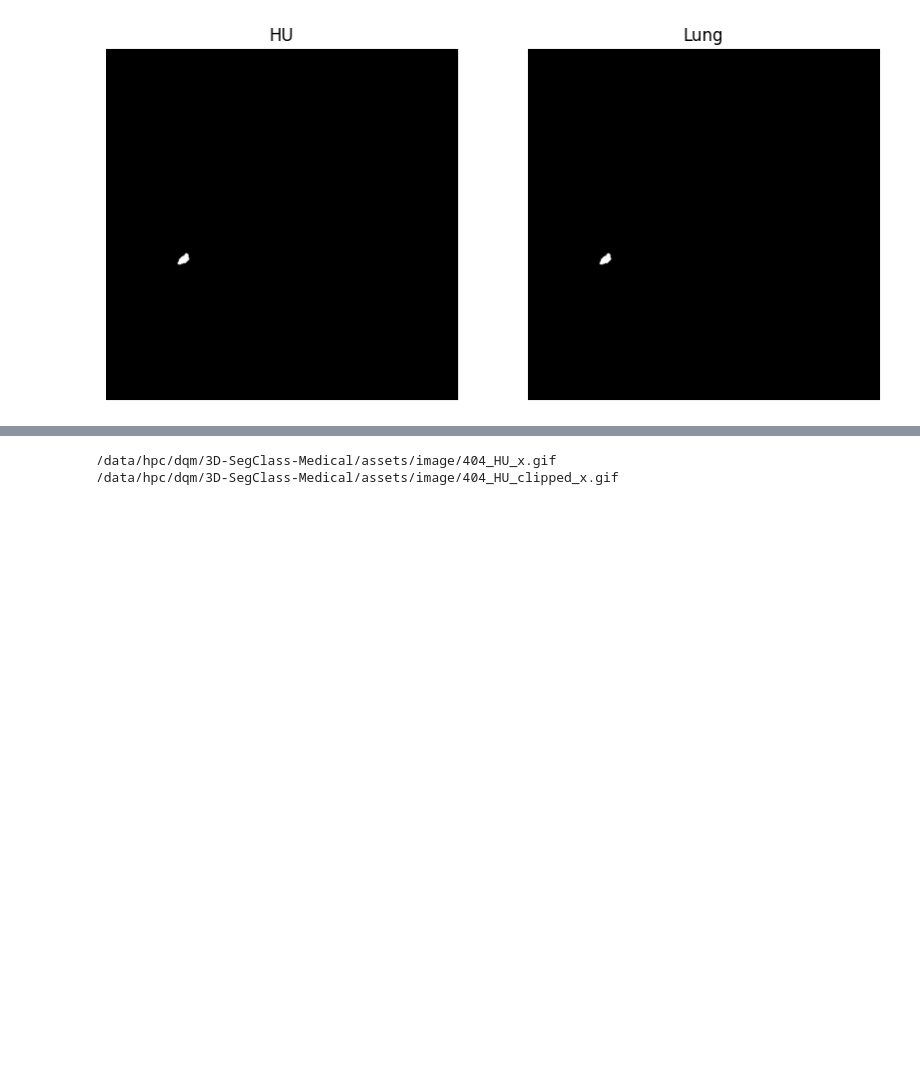
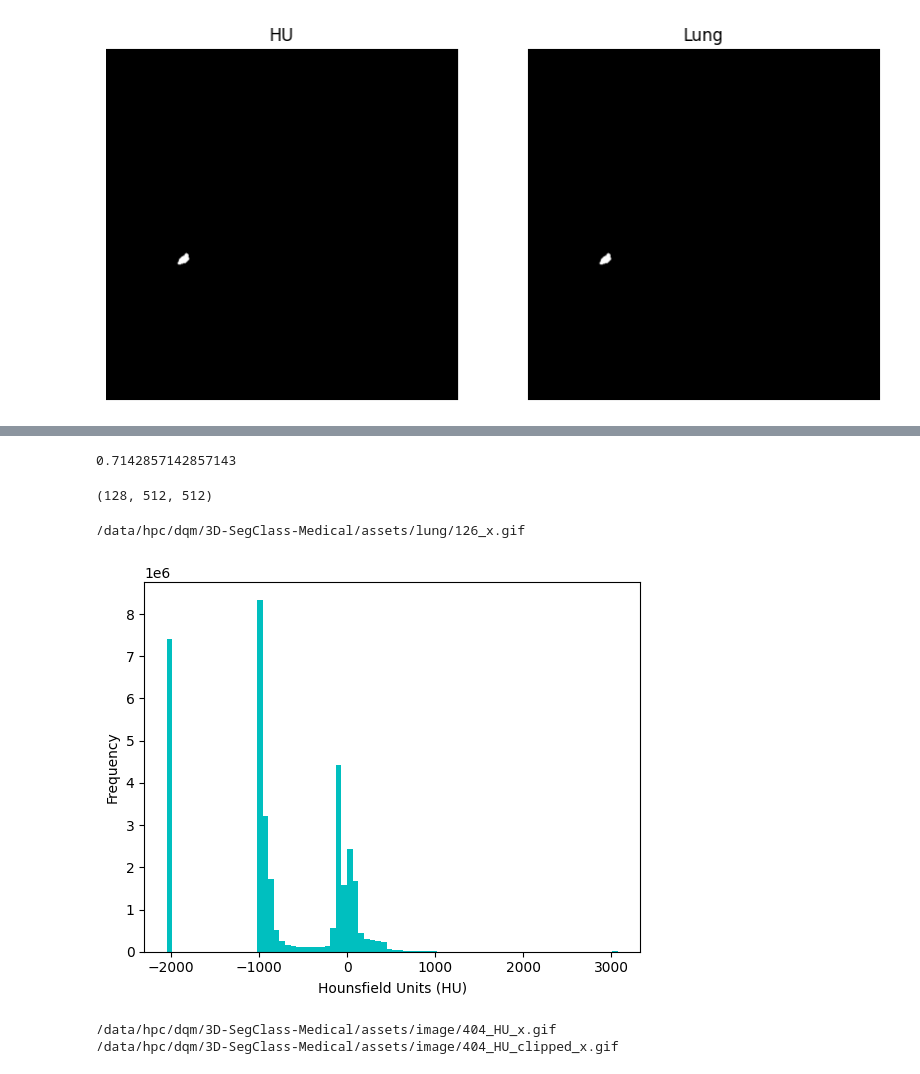
Before and after one commit to minhminh2k/3D-SegClass-Medical, a Jupyter notebook: notebooks/lidc_preprocessing.ipynb, the cells around one changed output, grey strips where cells are left out. Drawn from its saved outputs; the diff is of its cells as text; code cells hidden in the pictures; blank space fills up the shorter version.

Commit message:
Chore: assets

```diff
--- a/notebooks/lidc_preprocessing.ipynb
+++ b/notebooks/lidc_preprocessing.ipynb
@@ -145,3 +196,26 @@ plot_images(normalize_image(lung_window_clip(clipped_array[50, :, :])), normaliz
+# %%
+normalize_image(clipped_array_1000[50, :, :])[0][0]
+# %% [output]
+0.7142857142857143
+# %%
+pixel_array = load_npy("/data/hpc/dqm/3D-SegClass-Medical/data/Image_Segmentation/LIDC-IDRI-0126/0126_NI001.npy")
+# %%
+pixel_array.shape
+# %% [output]
+(128, 512, 512)
+# %%
+numpy_to_gif(pixel_array, case_name="126", folder_name="lung")
+
+# numpy_to_gif(clipped_array_1000, case_name="1_lung", folder_name="lung")
+# %% [output]
+/data/hpc/dqm/3D-SegClass-Medical/assets/lung/126_x.gif
+# %%
+plt.hist(pixel_array.flatten(), bins=80, color='c')
+plt.xlabel("Hounsfield Units (HU)")
+plt.ylabel("Frequency")
+plt.show()
+# %% [output]
+[figure, added]
 # %%
 # Convert 3D volume to LIDC Gif
 numpy_to_gif(pixel_array, case_name="404_HU")
```
Also changed, not shown: parts of 9 cells of this notebook, 17 other files.
